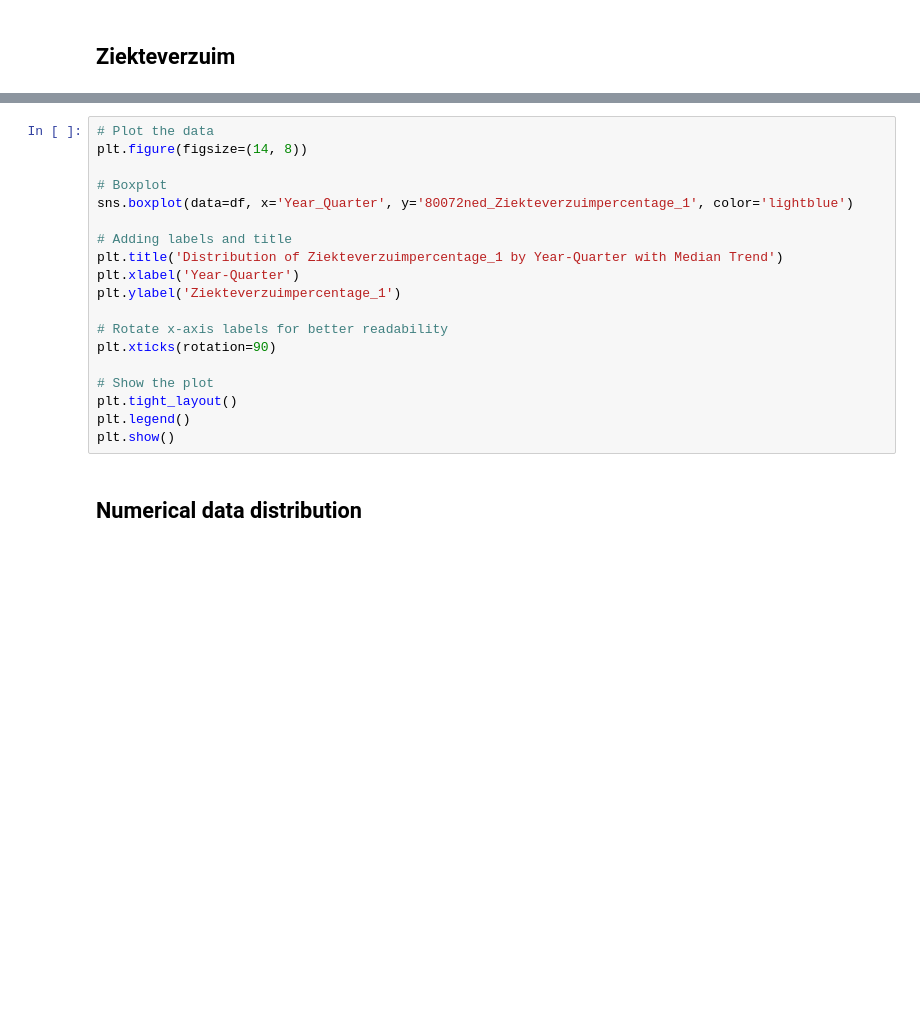
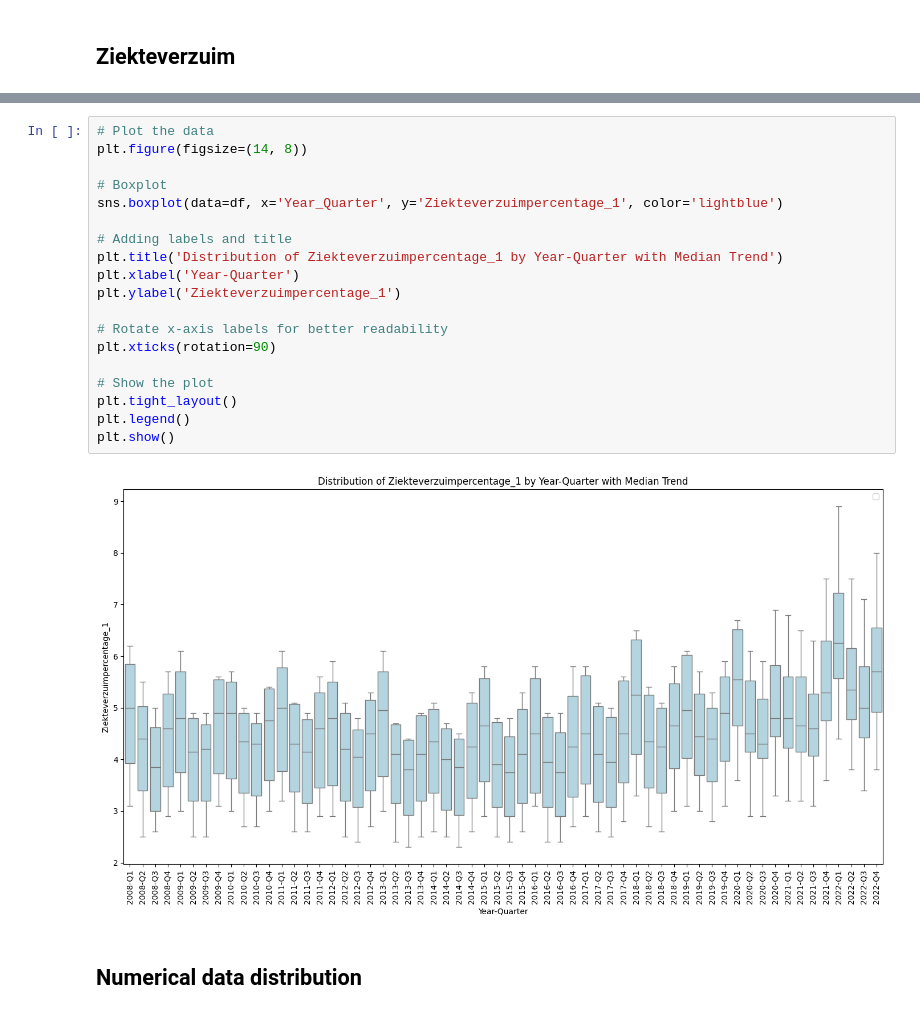
Before and after one commit to evdhout/uwv, a Jupyter notebook: uwv/ingestion/3) EDA.ipynb, the cells around one changed output, grey strips where cells are left out. Drawn from its saved outputs; the diff is of its cells as text; blank space fills up the shorter version.

```diff
--- a/uwv/ingestion/3) EDA.ipynb
+++ b/uwv/ingestion/3) EDA.ipynb
@@ -228,22 +508,24 @@ plt.show()
 # %%
 # Plot the data
 plt.figure(figsize=(14, 8))
 
 # Boxplot
-sns.boxplot(data=df, x='Year_Quarter', y='80072ned_Ziekteverzuimpercentage_1', color='lightblue')
+sns.boxplot(data=df, x='Year_Quarter', y='Ziekteverzuimpercentage_1', color='lightblue')
 
 # Adding labels and title
 plt.title('Distribution of Ziekteverzuimpercentage_1 by Year-Quarter with Median Trend')
 plt.xlabel('Year-Quarter')
 plt.ylabel('Ziekteverzuimpercentage_1')
 
 # Rotate x-axis labels for better readability
 plt.xticks(rotation=90)
 
 # Show the plot
 plt.tight_layout()
 plt.legend()
 plt.show()
+# %% [output]
+[figure, added]
 # %% [markdown]
 ## Numerical data distribution
 # %%
```
Also changed, not shown: parts of 26 cells of this notebook, 4 other files.
